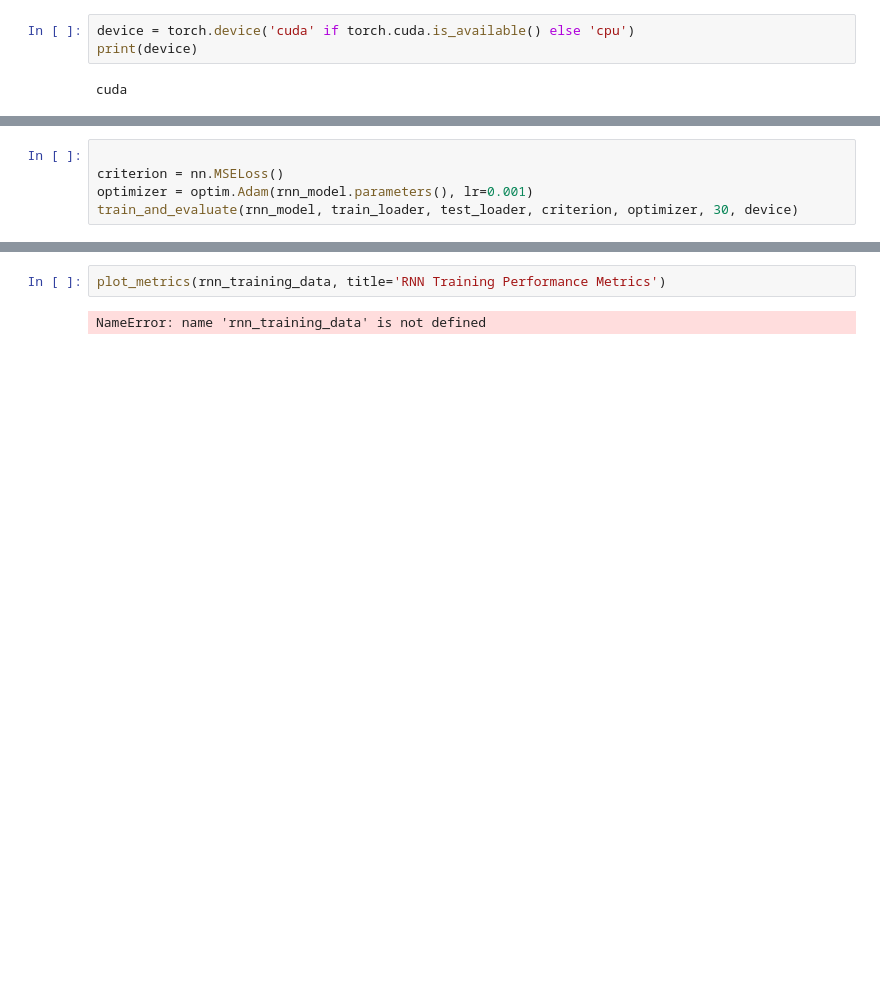
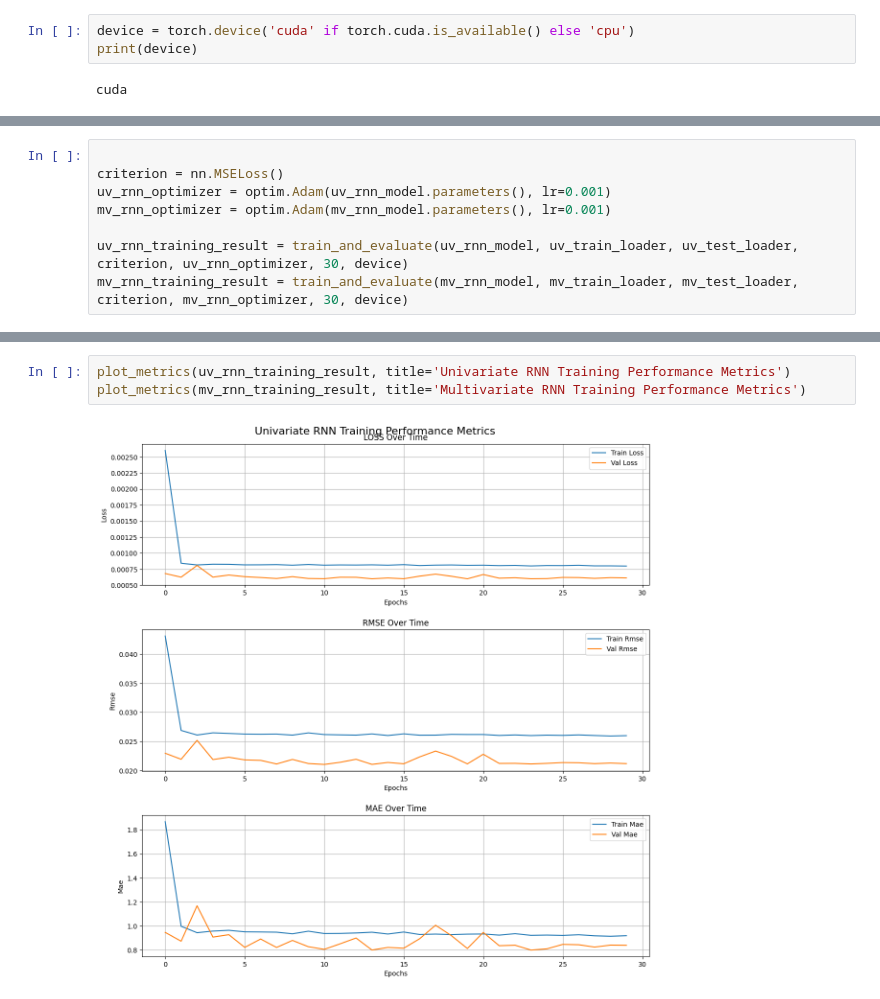
Before and after one commit to JusticeTomlinson/LSTMDemo, a Jupyter notebook: experiment.ipynb, the cells around one changed output, grey strips where cells are left out. Cells and saved outputs as stored; diff of their text form; blank space fills up the shorter version.

```diff
--- a/experiment.ipynb
+++ b/experiment.ipynb
@@ -285,6 +137,9 @@ def train_and_evaluate(model, train_loader, val_loader, criterion, optimizer, nu
 # %%
 
 criterion = nn.MSELoss()
-optimizer = optim.Adam(rnn_model.parameters(), lr=0.001)
-train_and_evaluate(rnn_model, train_loader, test_loader, criterion, optimizer, 30, device)
+uv_rnn_optimizer = optim.Adam(uv_rnn_model.parameters(), lr=0.001)
+mv_rnn_optimizer = optim.Adam(mv_rnn_model.parameters(), lr=0.001)
+
+uv_rnn_training_result = train_and_evaluate(uv_rnn_model, uv_train_loader, uv_test_loader, criterion, uv_rnn_optimizer, 30, device)
+mv_rnn_training_result = train_and_evaluate(mv_rnn_model, mv_train_loader, mv_test_loader, criterion, mv_rnn_optimizer, 30, device)
 # %% [output]
@@ -442,4 +214,5 @@ def plot_metrics(train_history, title='Training Performance Metrics'):
 # %%
-plot_metrics(rnn_training_data, title='RNN Training Performance Metrics')
+plot_metrics(uv_rnn_training_result, title='Univariate RNN Training Performance Metrics')
+plot_metrics(mv_rnn_training_result, title='Multivariate RNN Training Performance Metrics')
 # %% [output]
-NameError: name 'rnn_training_data' is not defined
+[figure, added]
```
Also changed, not shown: parts of 35 cells of this notebook, 7 other files.
